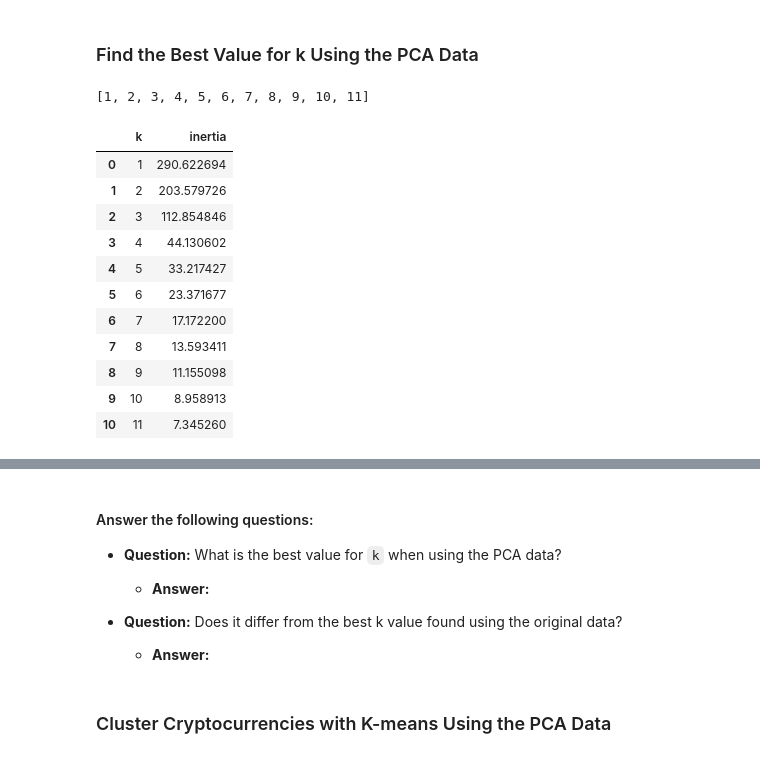
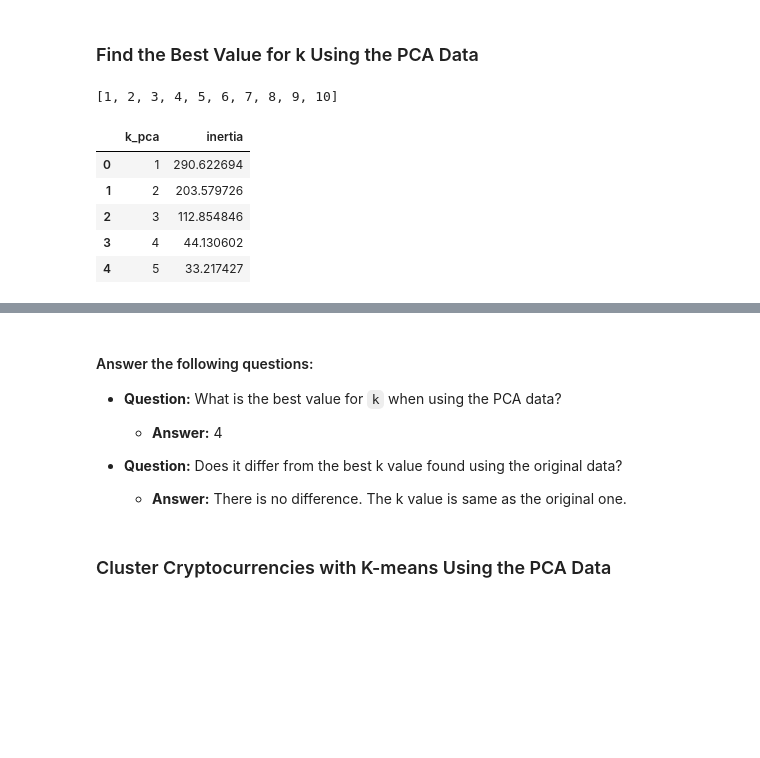
Before and after one commit to limbus7/CryptoClustering, a Jupyter notebook: Crypto_Clustering.ipynb, the cells around one changed output, grey strips where cells are left out. Cells and saved outputs as stored; diff of their text form; code cells hidden in the pictures; blank space fills up the shorter version.

```diff
--- a/Crypto_Clustering.ipynb
+++ b/Crypto_Clustering.ipynb
@@ -181,12 +172,12 @@ elbow_df1.hvplot.line(
 model = KMeans(n_clusters=4, random_state=1)
 # %%
 # Fit the K-Means model using the scaled data
-model.fit(crypto_transformed)
+model.fit(crypto_scaled_df)
 # %% [output]
 KMeans(n_clusters=4, random_state=1)
 # %%
 # Predict the clusters to group the cryptocurrencies using the scaled data
-k_4 = model.predict(crypto_transformed)
+k_4 = model.predict(crypto_scaled_df)
 
 # Print the resulting array of cluster values.
 k_4
@@ -196,7 +187,7 @@ array([2, 2, 0, 0, 2, 2, 2, 2, 2, 0, 0, 0, 0, 2, 0, 2, 0, 0, 2, 0, 0, 2,
       dtype=int32)
 # %%
 # Create a copy of the DataFrame
-clusters_predicted = crypto_transformed.copy()
+clusters_predicted = crypto_scaled_df.copy()
 # %%
 # Add a new column to the DataFrame with the predicted clusters
 clusters_predicted['predicted_cluster'] = k_4
@@ -304,10 +285,10 @@ cluster_pca_df
 ### Find the Best Value for k Using the PCA Data
 # %%
 # Create a list with the number of k-values from 1 to 11
-k = list(range(1,12))
-k
+k_pca = list(range(1,11))
+k_pca
 # %% [output]
-[1, 2, 3, 4, 5, 6, 7, 8, 9, 10, 11]
+[1, 2, 3, 4, 5, 6, 7, 8, 9, 10]
 # %%
 # Create an empty list to store the inertia values
 inertia2 = []
@@ -323,25 +304,19 @@ for i in k:
     inertia2.append(k_model.inertia_)
 # %%
 # Create a dictionary with the data to plot the Elbow curve
-elbow_data2 = {"k": k, "inertia": inertia2}
+elbow_data2 = {"k_pca": k_pca, "inertia": inertia2}
 
 # Create a DataFrame with the data to plot the Elbow curve
 
-elbow_df2 = pd.DataFrame(elbow_data2)
-elbow_df2
+elbow_pca_df2 = pd.DataFrame(elbow_data2)
+elbow_pca_df2.head()
 # %% [output]
-|  | k | inertia |
+|  | k_pca | inertia |
 | 0 | 1 | 290.622694 |
 | 1 | 2 | 203.579726 |
 | 2 | 3 | 112.854846 |
 | 3 | 4 | 44.130602 |
 | 4 | 5 | 33.217427 |
-| 5 | 6 | 23.371677 |
-| 6 | 7 | 17.172200 |
-| 7 | 8 | 13.593411 |
-| 8 | 9 | 11.155098 |
-| 9 | 10 | 8.958913 |
-| 10 | 11 | 7.345260 |
 # %%
 # Plot a line chart with all the inertia values computed with
 # the different values of k to visually identify the optimal value for k.
@@ -358,12 +333,12 @@ elbow_df2.hvplot.line(
 
 * **Question:** What is the best value for `k` when using the PCA data?
 
-  * **Answer:**
+  * **Answer:** 4
 
 
 * **Question:** Does it differ from the best k value found using the original data?
 
-  * **Answer:**
+  * **Answer:** There is no difference. The k value is same as the original one.
 # %% [markdown]
 ### Cluster Cryptocurrencies with K-means Using the PCA Data
 # %%
```
Also changed, not shown: parts of 9 cells of this notebook.
